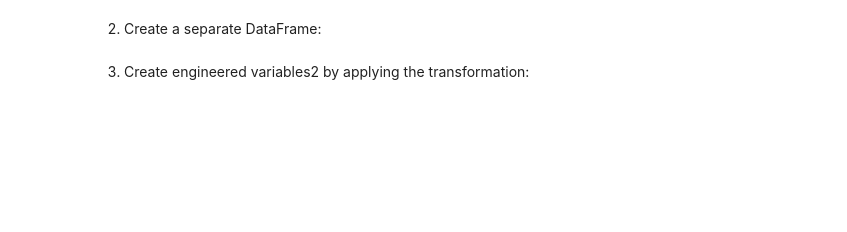
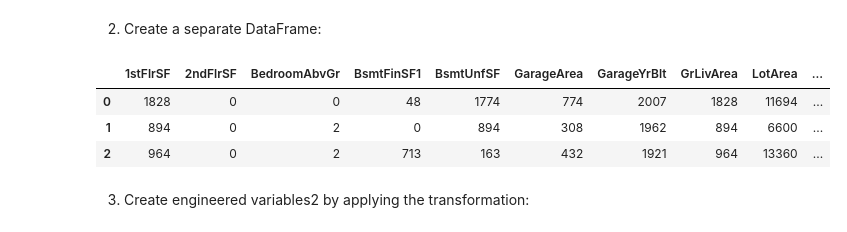
Before and after one commit to Darvid-223/housing-prices, a Jupyter notebook: jupyter_notebooks/04_feature_engineering.ipynb, the cells around one changed output. Cells and saved outputs as stored; diff of their text form; code cells hidden in the pictures; blank space fills up the shorter version.

```diff
--- a/jupyter_notebooks/04_feature_engineering.ipynb
+++ b/jupyter_notebooks/04_feature_engineering.ipynb
@@ -55,8 +55,8 @@ Train Set
 # %%
 import pandas as pd
 train_set_path = "outputs/datasets/cleaned/train_set.csv"
-TrainSet = pd.read_csv(train_set_path)
-TrainSet.head(3)
+train_set = pd.read_csv(train_set_path)
+train_set.head(3)
 # %% [output]
 |  | 1stFlrSF | 2ndFlrSF | BedroomAbvGr | BsmtExposure | BsmtFinSF1 | BsmtFinType1 | BsmtUnfSF | GarageArea | ... |
 | 0 | 1828 | 0 | 0 | Av | 48 | Unk | 1774 | 774 | ... |
@@ -339,5 +362,5 @@ print("* Categorical encoding - ordinal transformation done!")
 # %% [markdown]
 1.  Select variables with numerical variable names:
 # %%
-numerical_variables = list(TrainSet.select_dtypes(["int64","float64"]).columns)
+numerical_variables = list(train_set.select_dtypes(["int64","float64"]).columns)
 numerical_variables
@@ -344,8 +386,13 @@ numerical_variables
 # %% [markdown]
 2. Create a separate DataFrame:
 # %%
-df_numerical = TrainSet[numerical_variables].copy()
+df_numerical = train_set[numerical_variables].copy()
 df_numerical.head(3)
+# %% [output]
+|  | 1stFlrSF | 2ndFlrSF | BedroomAbvGr | BsmtFinSF1 | BsmtUnfSF | GarageArea | GarageYrBlt | GrLivArea | LotArea | ... |
+| 0 | 1828 | 0 | 0 | 48 | 1774 | 774 | 2007 | 1828 | 11694 | ... |
+| 1 | 894 | 0 | 2 | 0 | 894 | 308 | 1962 | 894 | 6600 | ... |
+| 2 | 964 | 0 | 2 | 713 | 163 | 432 | 1921 | 964 | 13360 | ... |
 # %% [markdown]
 3. Create engineered variables2 by applying the transformation:
 # %%
```
Also changed, not shown: parts of 23 cells of this notebook, 1 other file.
